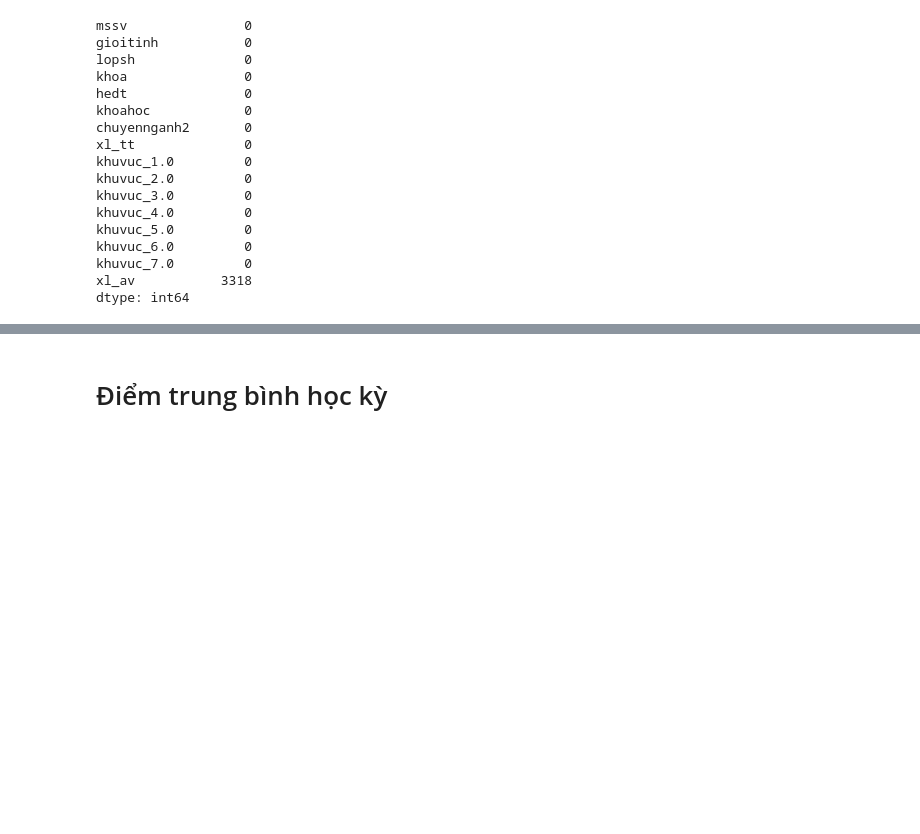
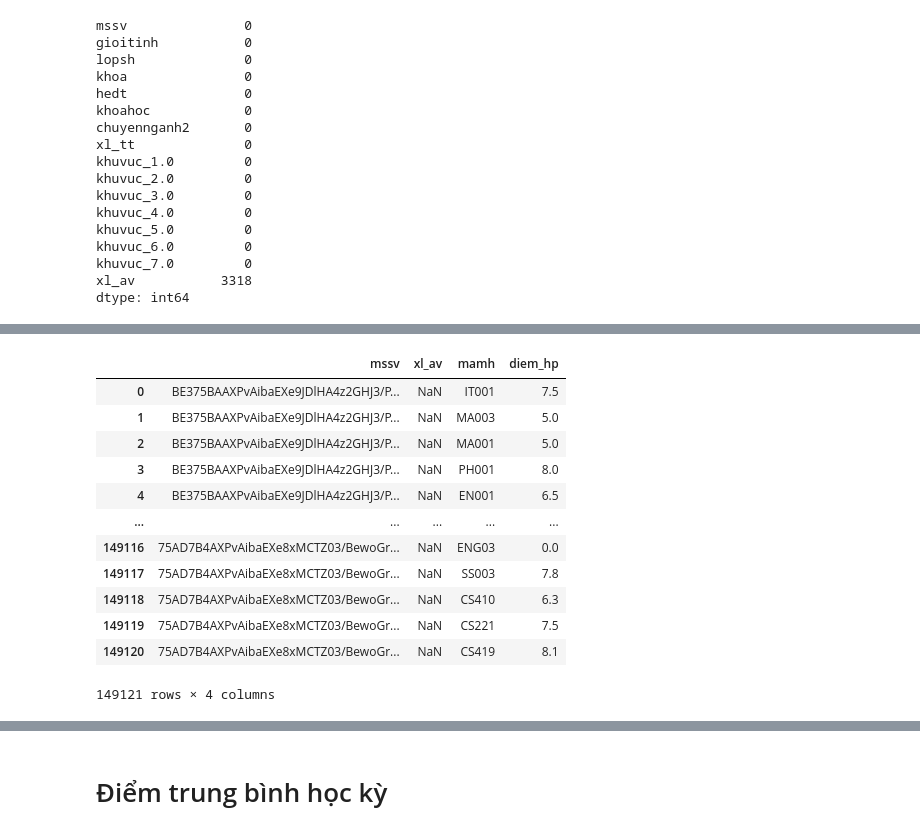
Before and after one commit to anhducbuui270802/Educational_DataMining, a Jupyter notebook: merge_data/merge_data.ipynb, the cells around one changed output, grey strips where cells are left out. Cells and saved outputs as stored; diff of their text form; code cells hidden in the pictures; blank space fills up the shorter version.

```diff
--- a/merge_data/merge_data.ipynb
+++ b/merge_data/merge_data.ipynb
@@ -92,3 +92,6 @@ khuvuc_6.0         0
 khuvuc_7.0         0
 xl_av           3318
 dtype: int64
+# %%
+nan_row = merge_df2[["mssv","xl_av"]][merge_df2['xl_av'].isna()]
+nan_row
@@ -94,0 +114,5 @@ dtype: int64
+# %%
+# Đọc dữ liệu điểm các môn học từ file
+df_diemThu = pd.read_excel("../Education_dataset_V2/diem_Thu.xlsx")
+df_diemThu = df_diemThu[['mssv','mamh','diem_hp']]
+df_diemThu
@@ -94,0 +133,19 @@ dtype: int64
+# %%
+#Tìm những sinh viên bị thiếu ở cột xếp loại anh văn ở bảng merge_df2
+#Từ những sinh viên đó tìm trong bảng diemThu các môn mà sinh viên đó học
+df_merged = pd.merge(nan_row, df_diemThu, on='mssv')
+df_merged
+# %% [output]
+|  | mssv | xl_av | mamh | diem_hp |
+| 0 | BE375BAAXPvAibaEXe9JDlHA4z2GHJ3/P... | NaN | IT001 | 7.5 |
+| 1 | BE375BAAXPvAibaEXe9JDlHA4z2GHJ3/P... | NaN | MA003 | 5.0 |
+| 2 | BE375BAAXPvAibaEXe9JDlHA4z2GHJ3/P... | NaN | MA001 | 5.0 |
+| 3 | BE375BAAXPvAibaEXe9JDlHA4z2GHJ3/P... | NaN | PH001 | 8.0 |
+| 4 | BE375BAAXPvAibaEXe9JDlHA4z2GHJ3/P... | NaN | EN001 | 6.5 |
+| ... | ... | ... | ... | ... |
+| 149116 | 75AD7B4AXPvAibaEXe8xMCTZ03/BewoGr... | NaN | ENG03 | 0.0 |
+| 149117 | 75AD7B4AXPvAibaEXe8xMCTZ03/BewoGr... | NaN | SS003 | 7.8 |
+| 149118 | 75AD7B4AXPvAibaEXe8xMCTZ03/BewoGr... | NaN | CS410 | 6.3 |
+| 149119 | 75AD7B4AXPvAibaEXe8xMCTZ03/BewoGr... | NaN | CS221 | 7.5 |
+| 149120 | 75AD7B4AXPvAibaEXe8xMCTZ03/BewoGr... | NaN | CS419 | 8.1 |
+149121 rows × 4 columns
```
Also changed, not shown: parts of 9 cells of this notebook, 4 other files.
